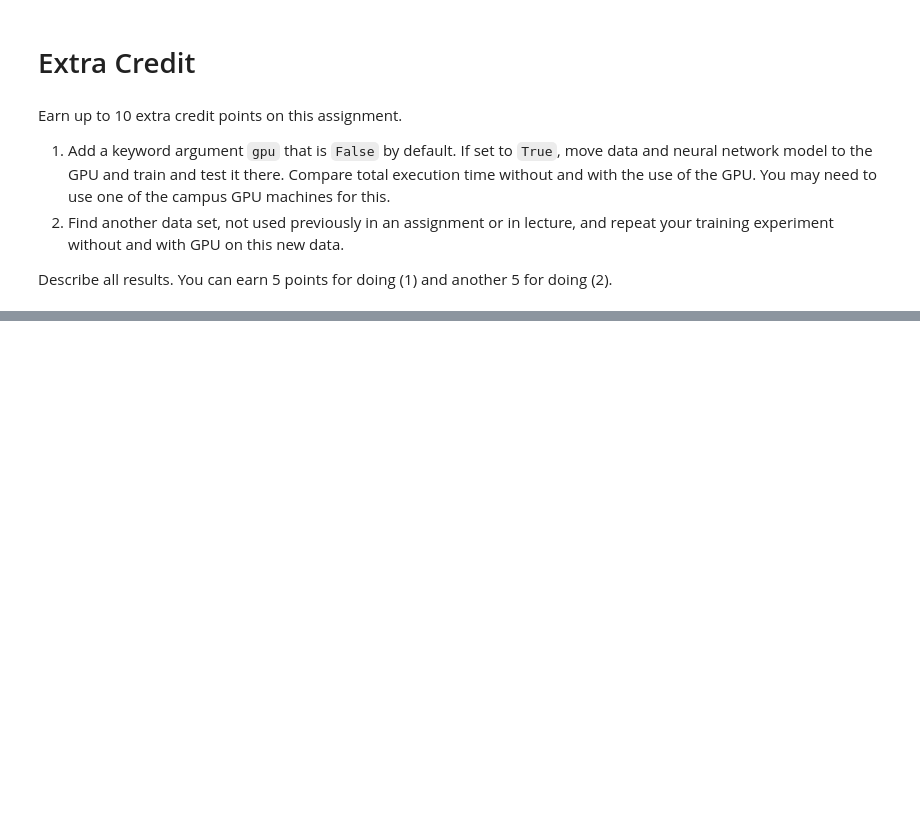
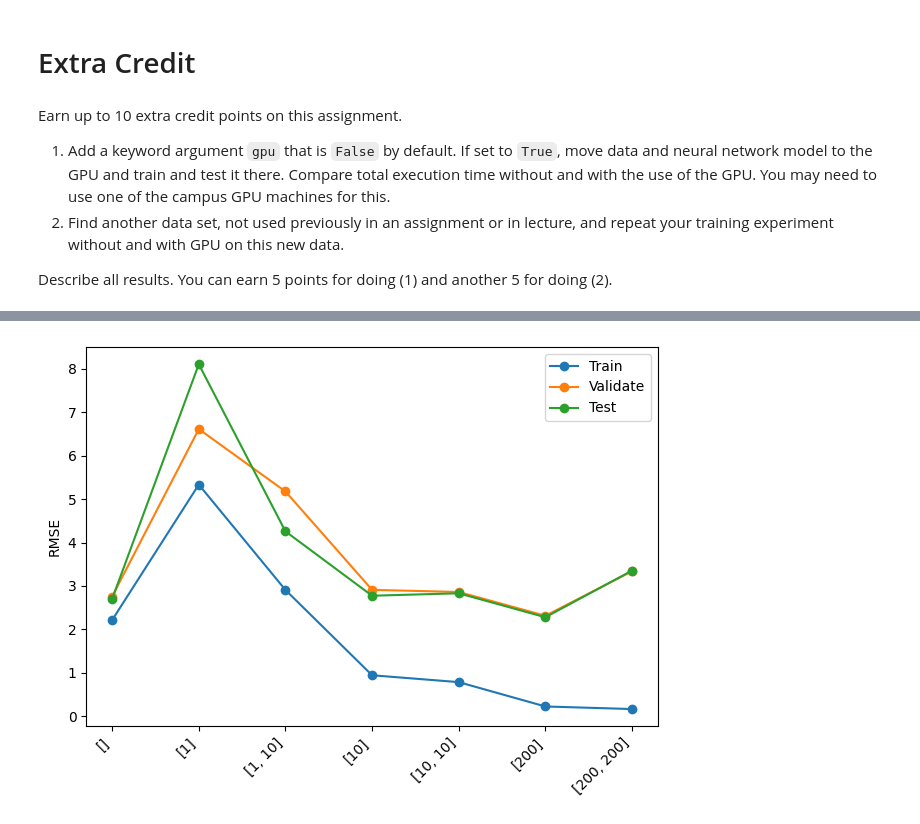
Before and after one commit to etonegithub/CS_445, a Jupyter notebook: homework/HW3/Tone-A3.ipynb, the cells around one changed output, grey strips where cells are left out. Cells and saved outputs as stored; diff of their text form; code cells hidden in the pictures; blank space fills up the shorter version.

```diff
--- a/homework/HW3/Tone-A3.ipynb
+++ b/homework/HW3/Tone-A3.ipynb
@@ -398,0 +513,14 @@ Describe all results.  You can earn 5 points for doing (1) and another 5 for doi
+# %%
+torch.manual_seed(42)
+np.random.seed(42)
+
+import time
+start = time.time()
+
+results3 = run_k_fold_cross_validation(X, T, 5,
+                                      [[], [1], [1, 10], [10], [10, 10], [200], [200, 200]],
+                                      200, 0.01, 'tanh', gpu=False)
+
+elapsed = (time.time() - start)
+print(f'Took {elapsed:.2f} seconds')
+results3
@@ -398,0 +537,4 @@ Describe all results.  You can earn 5 points for doing (1) and another 5 for doi
+# %%
+plot_results(results3)
+# %% [output]
+[figure, added]
```
Also changed, not shown: parts of 14 cells of this notebook.
